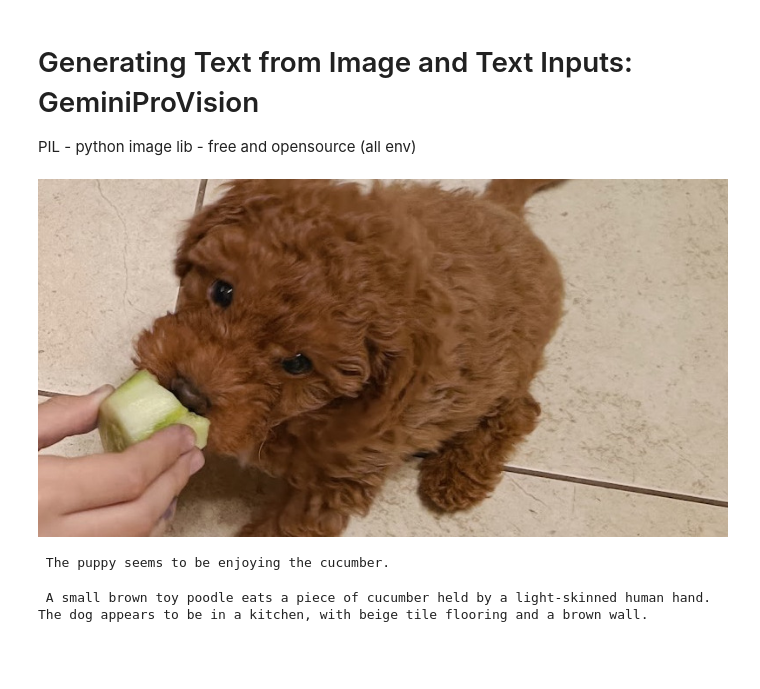
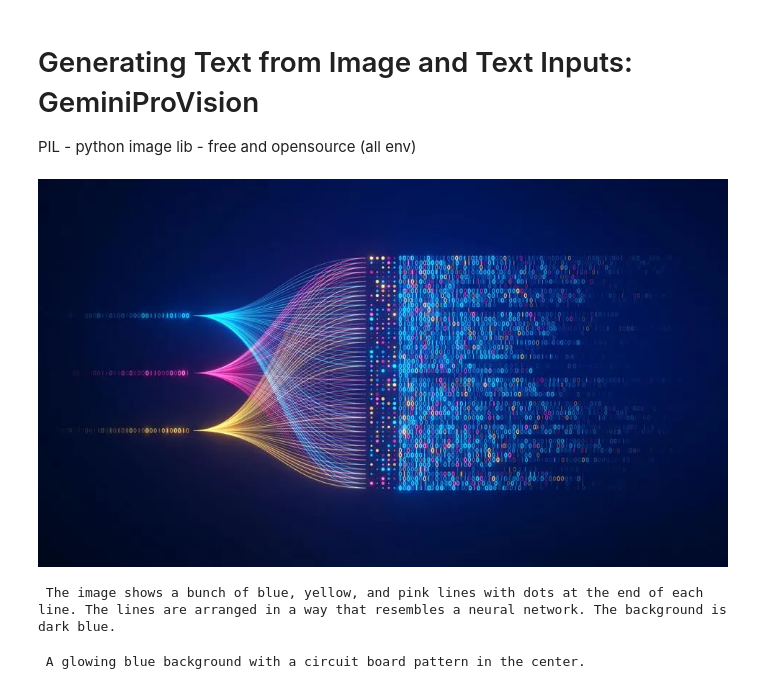
Before and after one commit to padmathanumoorthy/gemini, a Jupyter notebook: Gen_text_from_image_GeminiProVision.ipynb, the cells around one changed output. Saved outputs shown, nothing was run; the diff lists cells and outputs as text; code cells hidden in the pictures; blank space fills up the shorter version.

```diff
--- a/Gen_text_from_image_GeminiProVision.ipynb
+++ b/Gen_text_from_image_GeminiProVision.ipynb
@@ -14,10 +14,10 @@ pip install -q pillow
 from PIL import Image
 # %%
 #put the picture in the content/..
-img = Image.open("/content/benji.jpg")
+img = Image.open("/content/getty.png")
 img
 # %% [output]
-[figure, old version]
+[figure, new version]
 # %%
 import google.generativeai as genai
 from google.colab import userdata
@@ -29,13 +29,13 @@ response = model.generate_content(img) #just sending image as prompt
 # %%
 print(response.text)
 # %% [output]
- The puppy seems to be enjoying the cucumber.
+ The image shows a bunch of blue, yellow, and pink lines with dots at the end of each line. The lines are arranged in a way that resembles a neural network. The background is dark blue.
 # %%
 prompt= 'describe this image for me'
 response = model.generate_content([img, prompt])
 print(response.text)
 # %% [output]
- A small brown toy poodle eats a piece of cucumber held by a light-skinned human hand. The dog appears to be in a kitchen, with beige tile flooring and a brown wall.
+ A glowing blue background with a circuit board pattern in the center.
 # %%
 prompt= 'who is feeding the puppy'
 response = model.generate_content([img, prompt])
```
Also changed, not shown: parts of 2 cells of this notebook.
